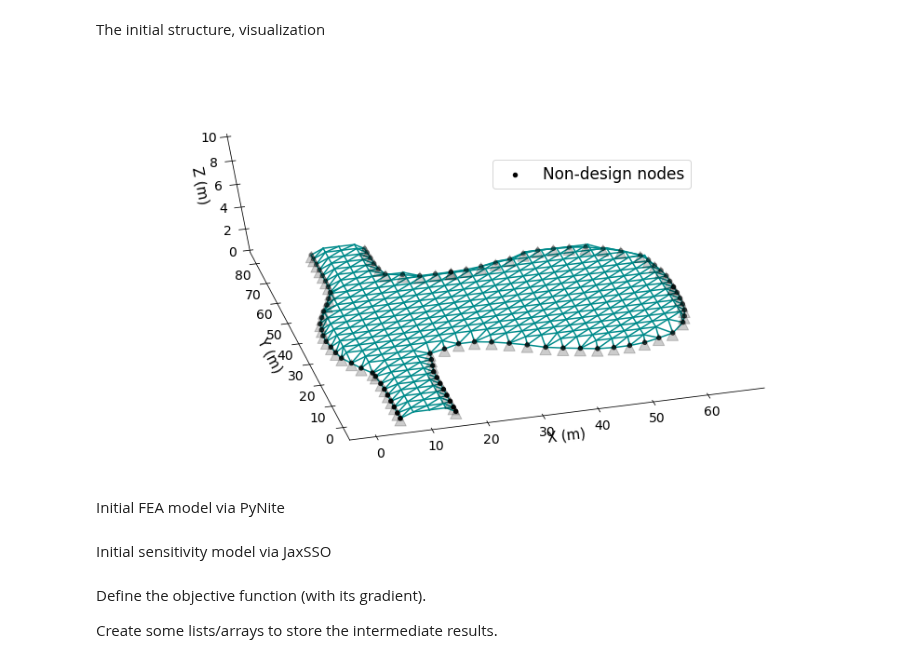
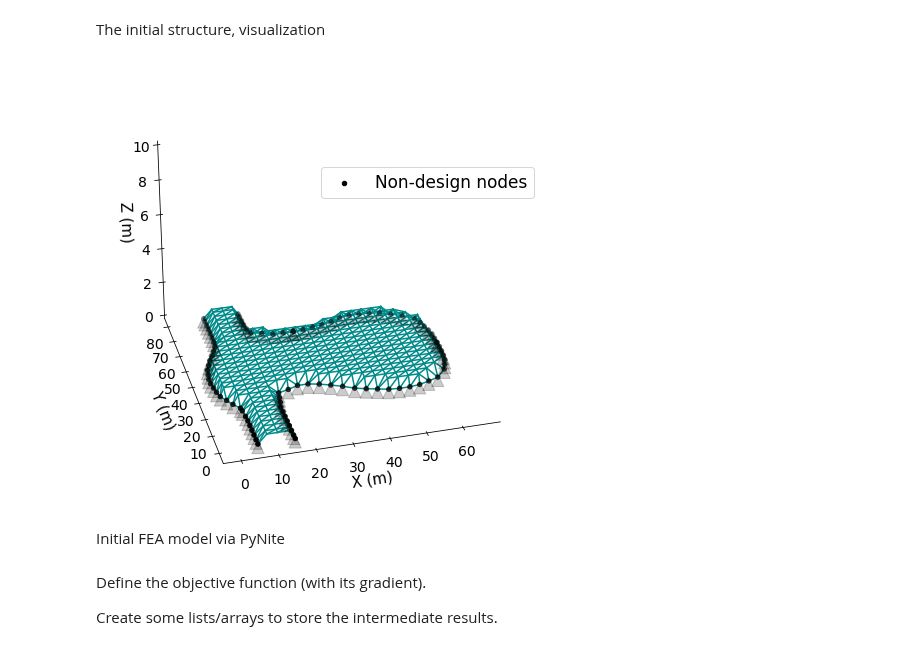
Before and after one commit to GaoyuanWu/JaxSSO, a Jupyter notebook: Examples/Mannheim_Multihalle.ipynb, the cells around one changed output. Cells and saved outputs as stored; diff of their text form; code cells hidden in the pictures.

```diff
--- a/Examples/Mannheim_Multihalle.ipynb
+++ b/Examples/Mannheim_Multihalle.ipynb
@@ -43,11 +43,11 @@ Import the data needed
 # %%
 #Import the geometry, mesh and fixed node info
 local_path = 'https://raw.githubusercontent.com/GaoyuanWu/JaxSSO/main/data/Mannheim_Multihalle/' #path of the file
-df = pd.read_excel(local_path + 'Mesh.xlsx') #Connectivity matrix
+df = pd.read_csv(local_path + 'Mesh.csv') #Connectivity matrix
 cnct = df.to_numpy() #convert to numpy array
-df2 = pd.read_excel(local_path + 'Coordinate.xlsx') #Coordinate
+df2 = pd.read_csv(local_path + 'Coordinate.csv') #Coordinate
 crd = df2.to_numpy() #convert to numpy array
-df3 = pd.read_excel(local_path + 'fixed_nodes.xlsx') #Connectivity matrix
+df3 = pd.read_csv(local_path + 'fixed_nodes.csv') #Connectivity matrix
 fixed_nodes = df3.to_numpy().reshape(-1) #convert to numpy array
 
 #Normalize the coordinates
@@ -85,27 +85,27 @@ The initial structure, visualization
 # %%
 
 fig = plt.figure(figsize=(15,8))
 ax = fig.add_subplot(projection='3d')
 ax.set_zlim(0,10)
 ax.set_xlabel('X (m)',fontsize=15)
 ax.set_ylabel('Y (m)',fontsize=15)
 ax.set_zlabel('Z (m)',fontsize=15)
 ax.tick_params(axis='both', which='major', labelsize=14)
 ax.tick_params(axis='both', which='minor', labelsize=14)
 #Plot a basic wireframe.
 for i in range(n_ele):
   ax.plot([x_ele[i,0],x_ele[i,1]],[y_ele[i,0],y_ele[i,1]],[z_ele[i,0],z_ele[i,1]],color='darkcyan')
 
 ax.scatter(x_nodes[non_design_nodes],y_nodes[non_design_nodes],z_nodes[non_design_nodes],color='black',label='Non-design nodes')
 ax.scatter(x_nodes[non_design_nodes],y_nodes[non_design_nodes],z_nodes[non_design_nodes]-0.2,s=150,marker='^',alpha=0.2,color='black')
-ax.view_init(60, -105)
+ax.view_init(30, -105)
 plt.legend(fontsize=17, loc=(0.5,0.7))
 ax.grid(False)
 ax.w_xaxis.set_pane_color((1.0, 1.0, 1.0, 1.0))
 ax.w_yaxis.set_pane_color((1.0, 1.0, 1.0, 1.0))
 ax.w_zaxis.set_pane_color((1.0, 1.0, 1.0, 1.0))
 plt.show()
 # %% [output]
-[figure, old version]
+[figure, new version]
 # %% [markdown]
 Initial FEA model via PyNite
@@ -152,2 +111,0 @@ model.add_load_combo('DEAD',{'Case 1':1})
-# %% [markdown]
-Initial sensitivity model via JaxSSO
```
Also changed, not shown: parts of 6 cells of this notebook, 2 other files.
